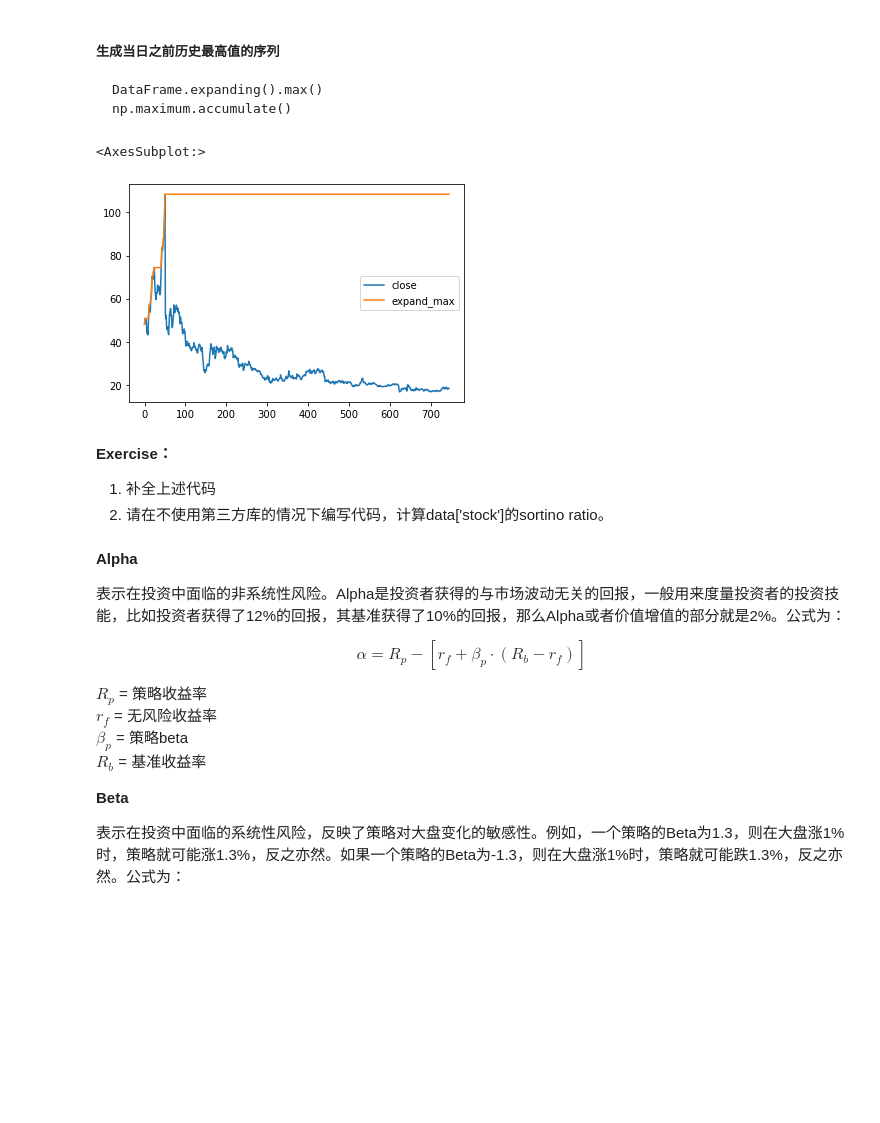
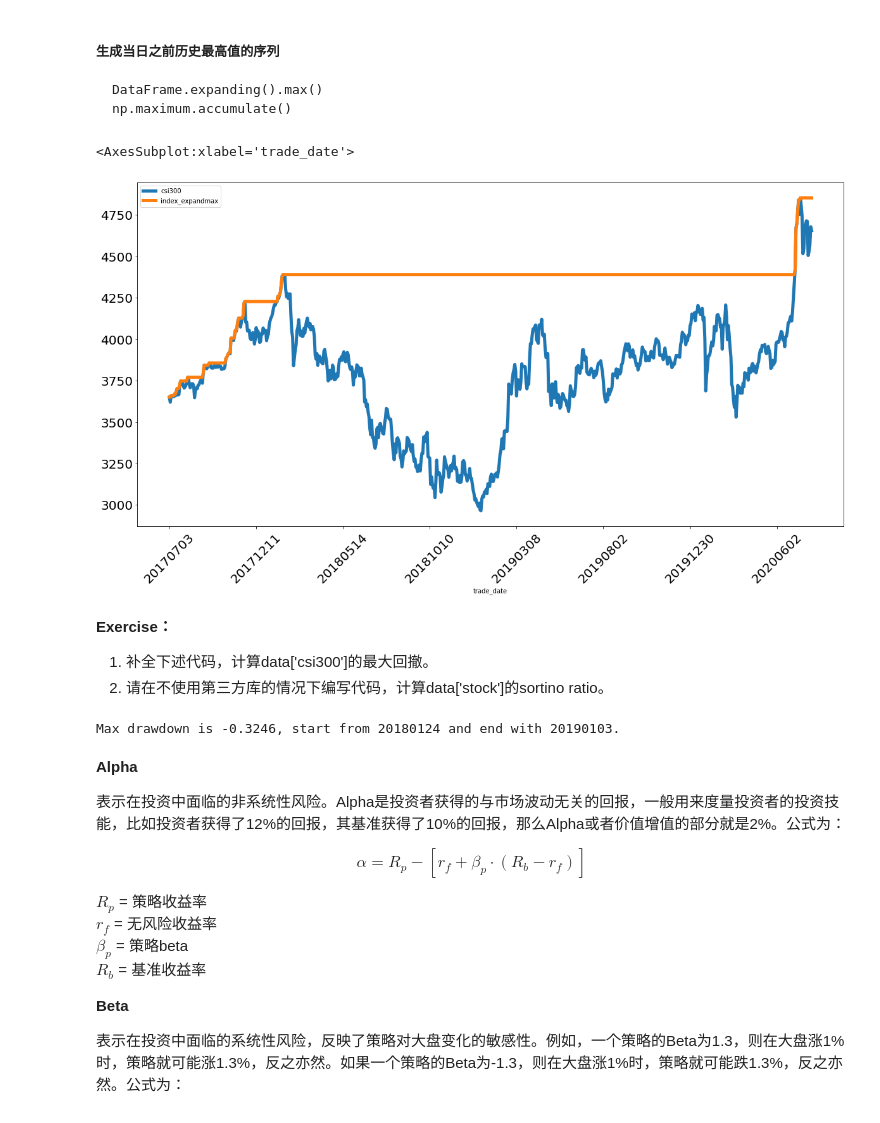
Before and after one commit to superMC5657/jrxy_python_course, a Jupyter notebook: ProgramSession/quant_learn.ipynb, the cells around one changed output. Saved outputs shown, nothing was run; the diff lists cells and outputs as text; code cells hidden in the pictures; blank space fills up the shorter version.

````diff
--- a/ProgramSession/quant_learn.ipynb
+++ b/ProgramSession/quant_learn.ipynb
@@ -330,25 +281,26 @@ data['csi300'].plot(figsize=(20,10), linewidth=5, fontsize=20, rot = 45)
 DataFrame.expanding().max()
 np.maximum.accumulate()
 ```
-# %%
-st = stock_list[0]['data'].iloc[::-1,:][['trade_date', 'close']].reset_index(drop=True)
-st['expand_max']=st['close'].expanding().max()
-st[['close','expand_max']].plot()
-# %% [output]
-<AxesSubplot:>
-[figure, removed]
+# %%
+data['index_expandmax']=data['csi300'].expanding().max()
+data[['csi300','index_expandmax']].plot(figsize=(20,10), linewidth=5, fontsize=20, rot = 45)
+# %% [output]
+<AxesSubplot:xlabel='trade_date'>
+[figure, added]
+# %% [markdown]
+**Exercise：**
+
+1. 补全下述代码，计算data['csi300']的最大回撤。
+2. 请在不使用第三方库的情况下编写代码，计算data['stock']的sortino ratio。
 # %%
-end_idx = st['close'].sub(st['close'].expanding().max()).idxmin()
-end_day = st['trade_date'].loc[end_idx]
-start_day = st['trade_date'].loc[st.loc[:end_idx,:].close.idxmax()]
-mdd = st['close'].sub(st['close'].expanding().max()).div(st['close'].expanding().max()).min()
+end_day = data['csi300'].sub(data['index_expandmax']).idxmin()
+start_day = data['csi300'][:end_day].idxmax()
+
+mdd = round(data['csi300'].sub(data['index_expandmax']).div(data['index_expandmax']).min(), 4)
 
 print('Max drawdown is {}, start from {} and end with {}.'.format(mdd, start_day, end_day))
+# %% [output]
+Max drawdown is -0.3246, start from 20180124 and end with 20190103.
-# %% [markdown]
-**Exercise：**
-
-1. 补全上述代码
-2. 请在不使用第三方库的情况下编写代码，计算data['stock']的sortino ratio。
 # %% [markdown]
 <div id = 'alpha'></div>
 
````
Also changed, not shown: parts of 21 cells of this notebook.
